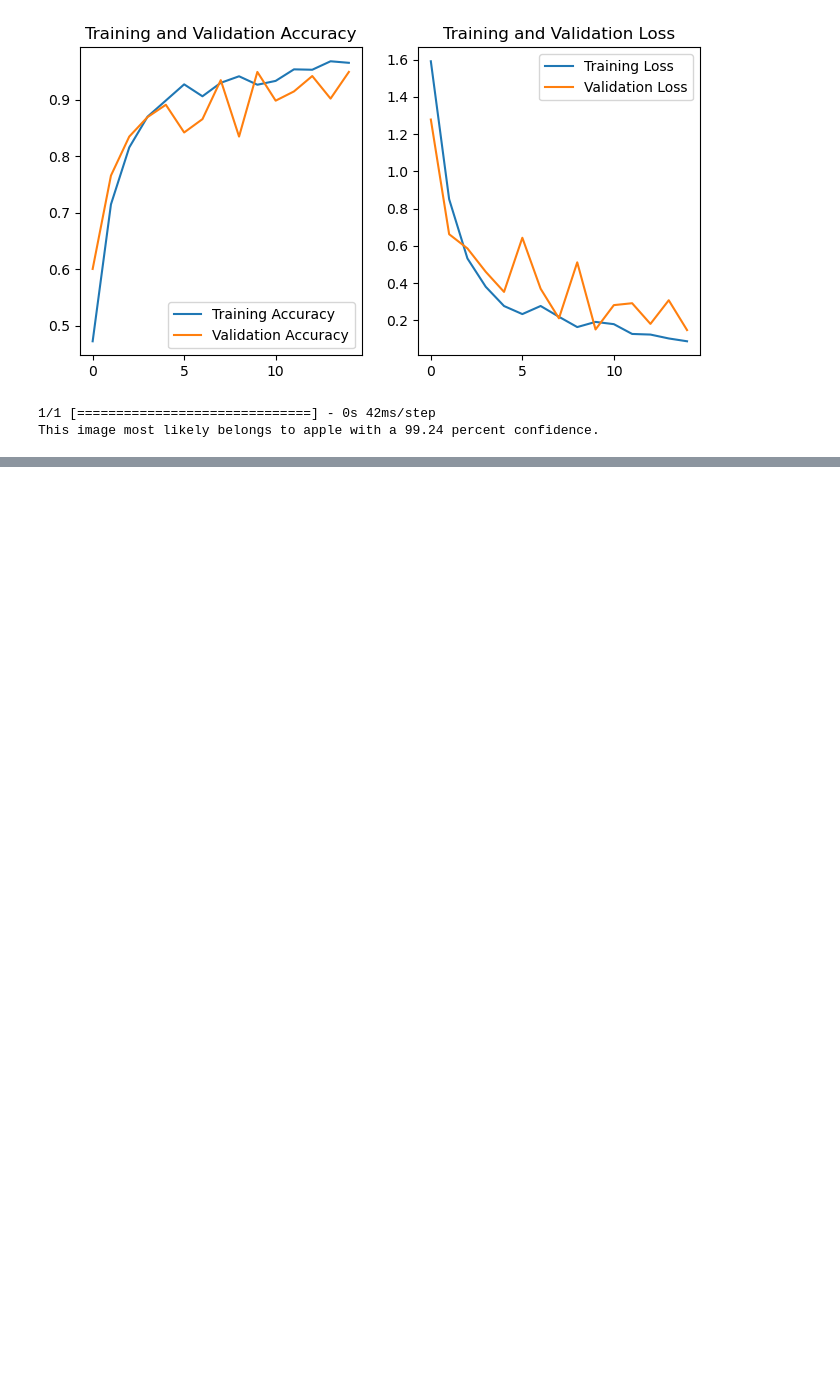
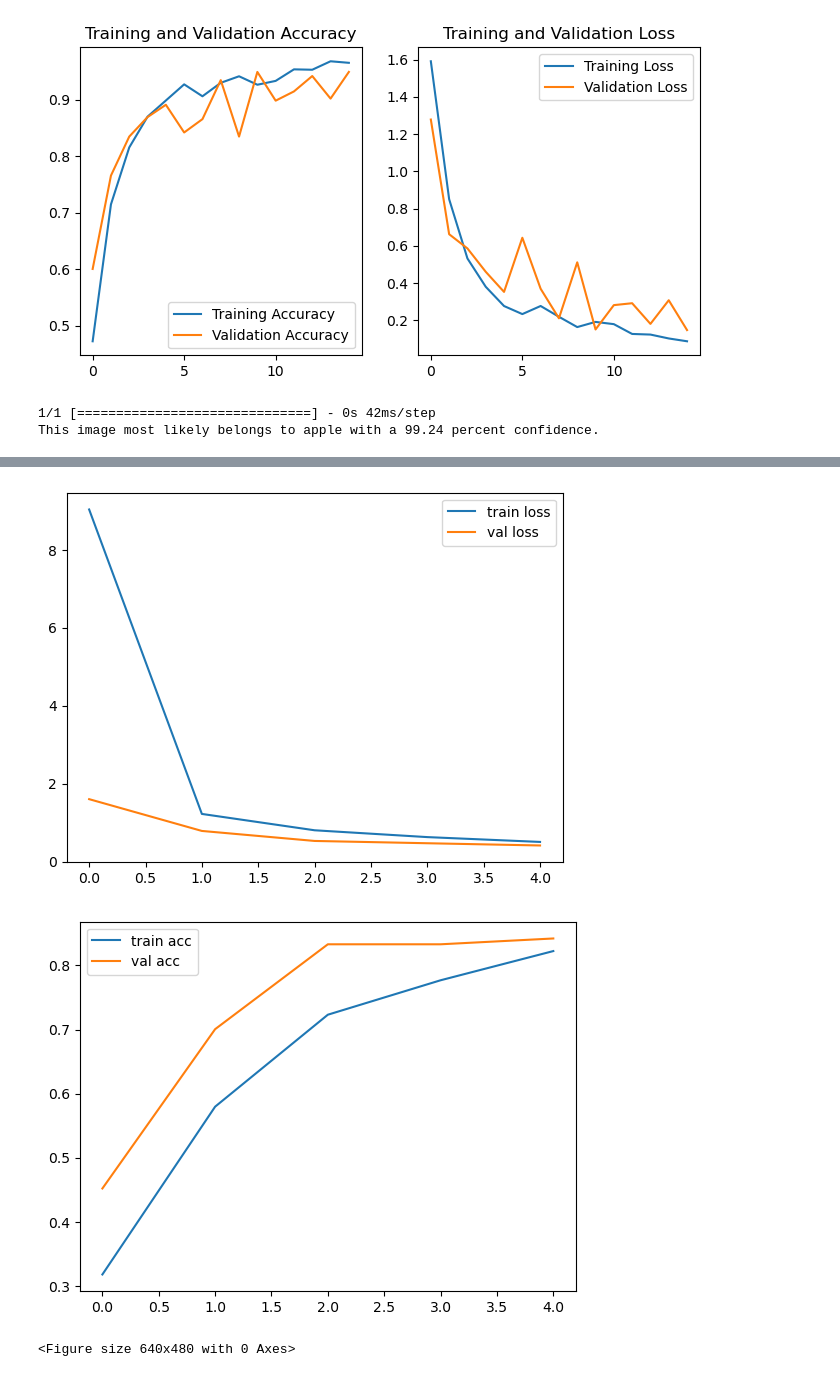
Before and after one commit to muhammadahsan2023/Plant_Leaf_Classification_CNN_Transfer_Learning, a Jupyter notebook: Plant_leaf_classification.ipynb, the cells around one changed output, grey strips where cells are left out. Cells and saved outputs as stored; diff of their text form; code cells hidden in the pictures; blank space fills up the shorter version.

Commit message:
Add pre trained model
I use VGG16 pretrained model and add some layer on it and try try to predict.

```diff
--- a/Plant_leaf_classification.ipynb
+++ b/Plant_leaf_classification.ipynb
@@ -217,0 +255,11 @@ This image most likely belongs to apple with a 99.24 percent confidence.
+# %%
+# useful for getting number of classes
+folders = class_names
+# %%
+# Adding layers
+x = Flatten()(vgg.output)
+# x = Dense(1000, activation='relu')(x)
+prediction = Dense(len(folders), activation='softmax')(x)
+
+# create a model object
+model = Model(inputs=vgg.input, outputs=prediction)
@@ -217,0 +286,13 @@ This image most likely belongs to apple with a 99.24 percent confidence.
+# %%
+model.compile(optimizer='adam',
+              loss=tf.keras.losses.SparseCategoricalCrossentropy(from_logits=True),
+              metrics=['accuracy'])
+# %%
+# fit the model
+r = model.fit_generator(
+  train_ds,
+  validation_data=val_ds,
+  epochs=5,
+  steps_per_epoch=len(train_ds),
+  validation_steps=len(val_ds)
+)
@@ -217,0 +310,18 @@ This image most likely belongs to apple with a 99.24 percent confidence.
+# %%
+# loss
+plt.plot(r.history['loss'], label='train loss')
+plt.plot(r.history['val_loss'], label='val loss')
+plt.legend()
+plt.show()
+plt.savefig('LossVal_loss')
+
+# accuracies
+plt.plot(r.history['accuracy'], label='train acc')
+plt.plot(r.history['val_accuracy'], label='val acc')
+plt.legend()
+plt.show()
+plt.savefig('AccVal_acc')
+# %% [output]
+[figure, added]
+[figure, added]
+<Figure size 640x480 with 0 Axes>
```
Also changed, not shown: parts of 13 cells of this notebook, 1 other file.
